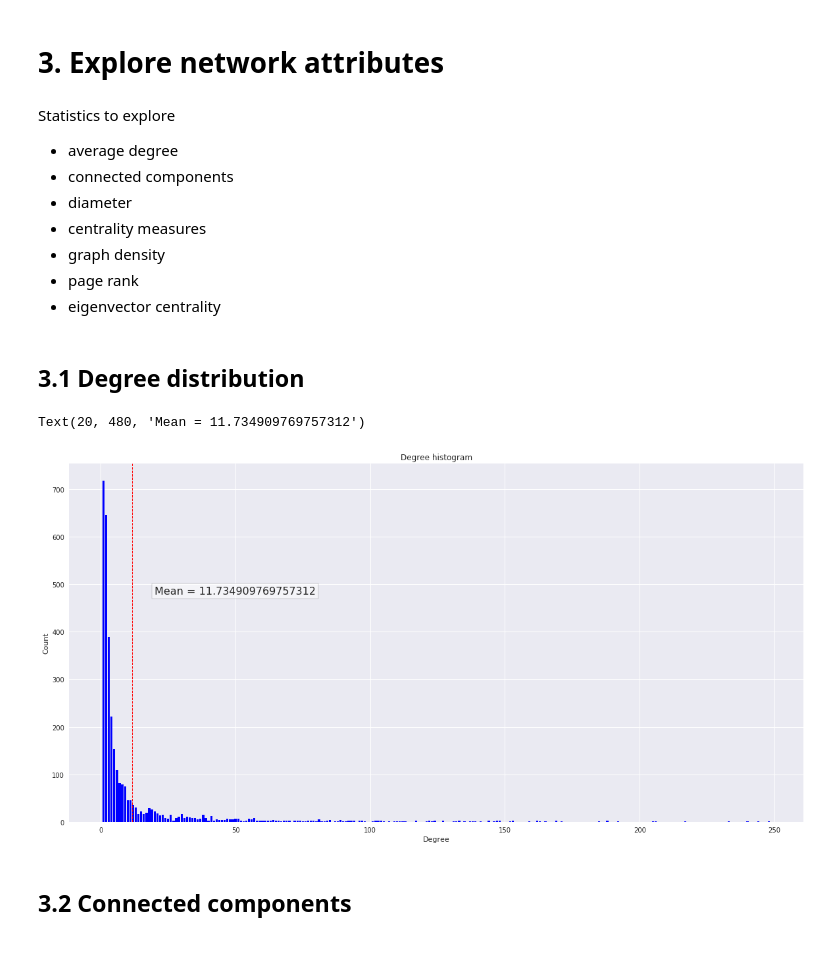
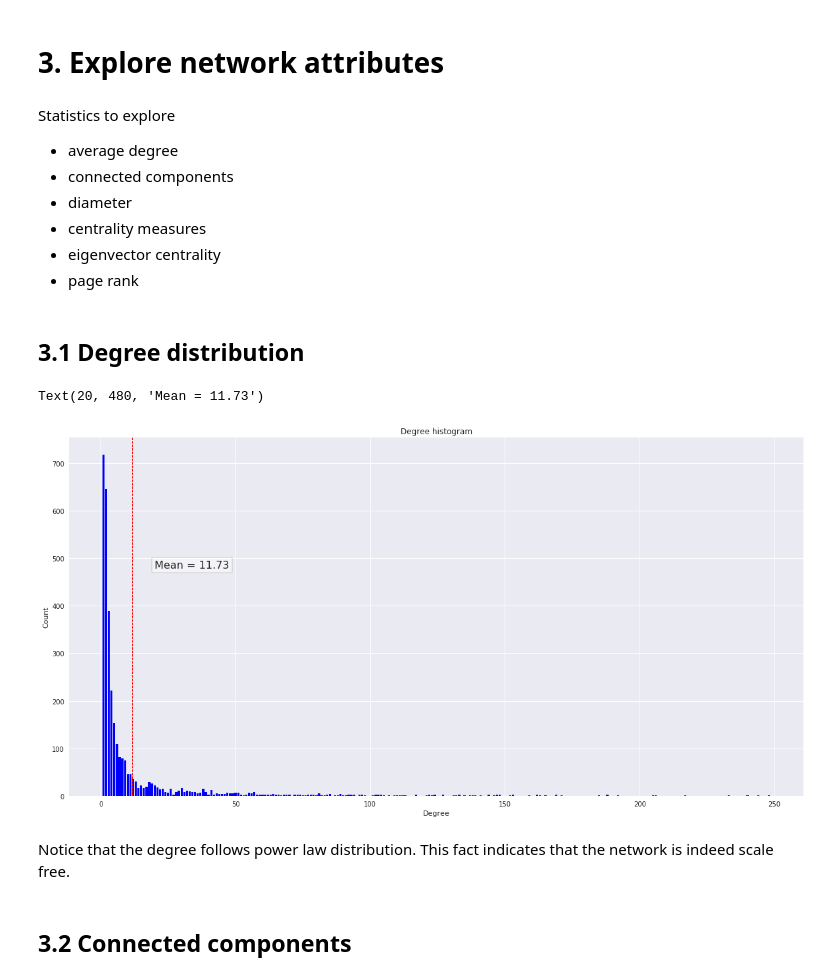
Before and after one commit to lchenbb/NTDS2019_Project, a Jupyter notebook: explore_data.ipynb, the cells around one changed output. Cells and saved outputs as stored; diff of their text form; code cells hidden in the pictures; blank space fills up the shorter version.

```diff
--- a/explore_data.ipynb
+++ b/explore_data.ipynb
@@ -71,9 +70,8 @@ Statistics to explore
 - connected components
 - diameter
 - centrality measures
-- graph density
+- eigenvector centrality
 - page rank
-- eigenvector centrality
 # %% [markdown]
 ## 3.1 Degree distribution
 # %%
@@ -84,21 +82,23 @@ deg, cnt = zip(*degree_count.items())
 # %%
 # Plot degree distribution
 fig = plt.figure(figsize = (20, 10))
 ax = fig.add_subplot(111)
 ax.bar(deg, cnt, width = 0.8, color = "b")
 deg_mean = np.mean(degree_list)
 ax.axvline(deg_mean, color = "r",
             linestyle = "dashed",
            linewidth = 1)
 ax.set_title("Degree histogram")
 ax.set_xlabel("Degree")
 ax.set_ylabel("Count")
-ax.text(20, 480, "Mean = {}".format(deg_mean),
+ax.text(20, 480, "Mean = {:.2f}".format(deg_mean),
         bbox=dict(facecolor='white',
                   alpha=0.5), fontsize=16)
 # %% [output]
-Text(20, 480, 'Mean = 11.734909769757312')
+Text(20, 480, 'Mean = 11.73')
-[figure, old version]
+[figure, new version]
+# %% [markdown]
+Notice that the degree follows power law distribution. This fact indicates that the network is indeed scale free.
 # %% [markdown]
 ## 3.2 Connected components
 # %%
```
Also changed, not shown: parts of 16 cells of this notebook, 1 other file.
